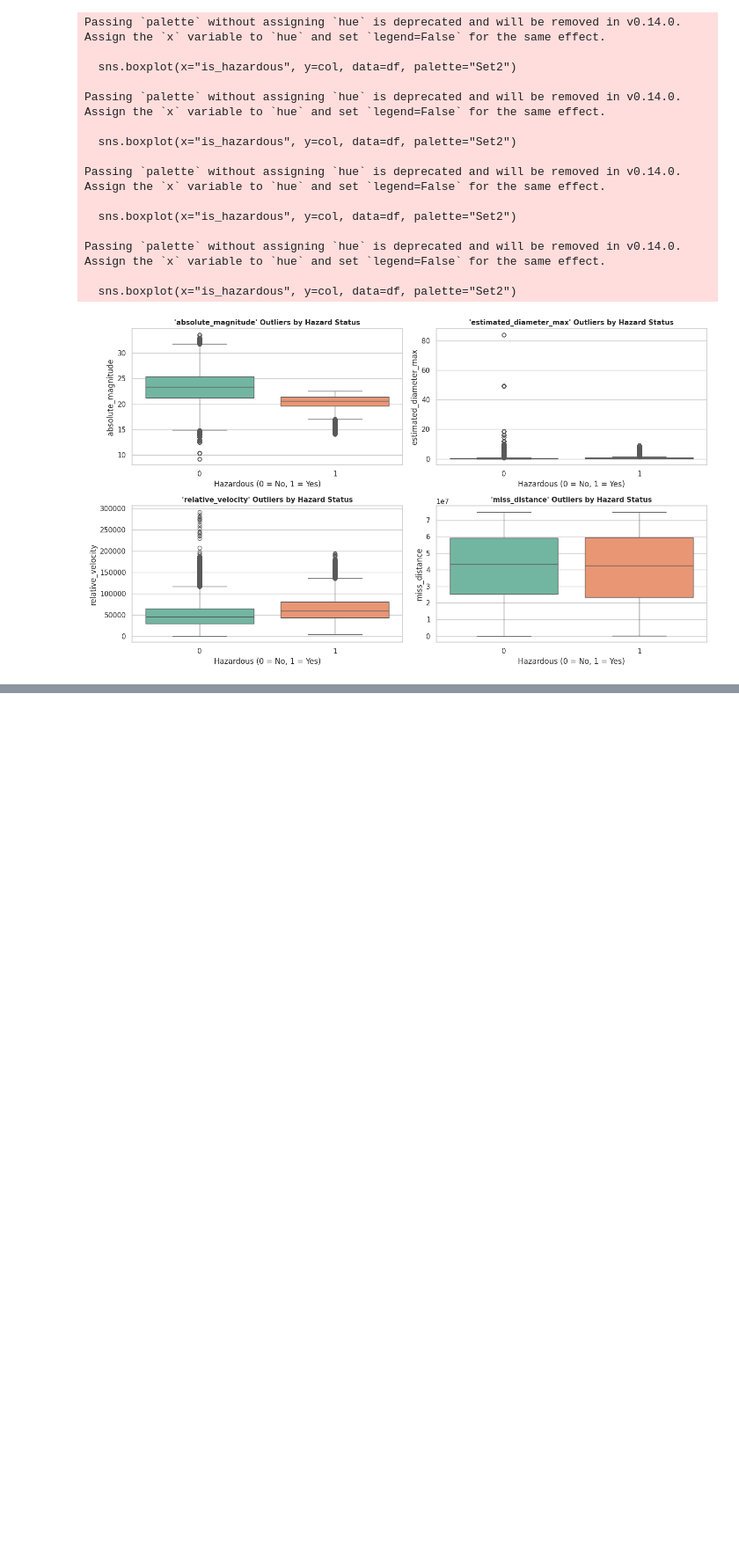
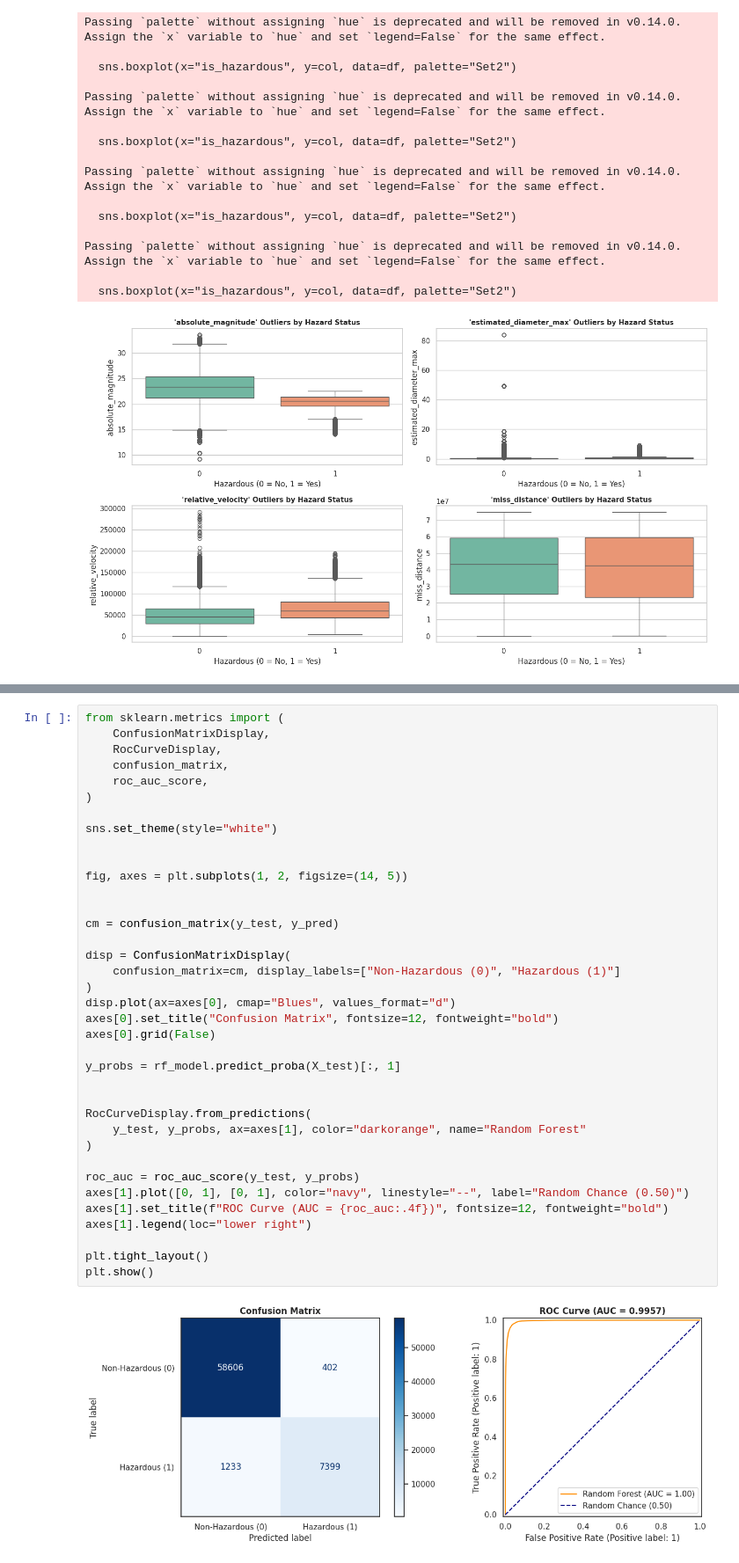
Before and after one commit to s006aj/Planetary_defence_system, a Jupyter notebook: final_project.ipynb, the cells around one changed output, grey strips where cells are left out. Shown at 88% size. Cells and saved outputs as stored; diff of their text form; blank space fills up the shorter version.

```diff
--- a/final_project.ipynb
+++ b/final_project.ipynb
@@ -161,0 +335,39 @@ Passing `palette` without assigning `hue` is deprecated and will be removed in v
+# %%
+from sklearn.metrics import (
+    ConfusionMatrixDisplay,
+    RocCurveDisplay,
+    confusion_matrix,
+    roc_auc_score,
+)
+
+sns.set_theme(style="white")
+
+
+fig, axes = plt.subplots(1, 2, figsize=(14, 5))
+
+
+cm = confusion_matrix(y_test, y_pred)
+
+disp = ConfusionMatrixDisplay(
+    confusion_matrix=cm, display_labels=["Non-Hazardous (0)", "Hazardous (1)"]
+)
+disp.plot(ax=axes[0], cmap="Blues", values_format="d")
+axes[0].set_title("Confusion Matrix", fontsize=12, fontweight="bold")
+axes[0].grid(False)
+
+y_probs = rf_model.predict_proba(X_test)[:, 1]
+
+
+RocCurveDisplay.from_predictions(
+    y_test, y_probs, ax=axes[1], color="darkorange", name="Random Forest"
+)
+
+roc_auc = roc_auc_score(y_test, y_probs)
+axes[1].plot([0, 1], [0, 1], color="navy", linestyle="--", label="Random Chance (0.50)")
+axes[1].set_title(f"ROC Curve (AUC = {roc_auc:.4f})", fontsize=12, fontweight="bold")
+axes[1].legend(loc="lower right")
+
+plt.tight_layout()
+plt.show()
+# %% [output]
+[figure, added]
```
Also changed, not shown: parts of 12 cells of this notebook.
